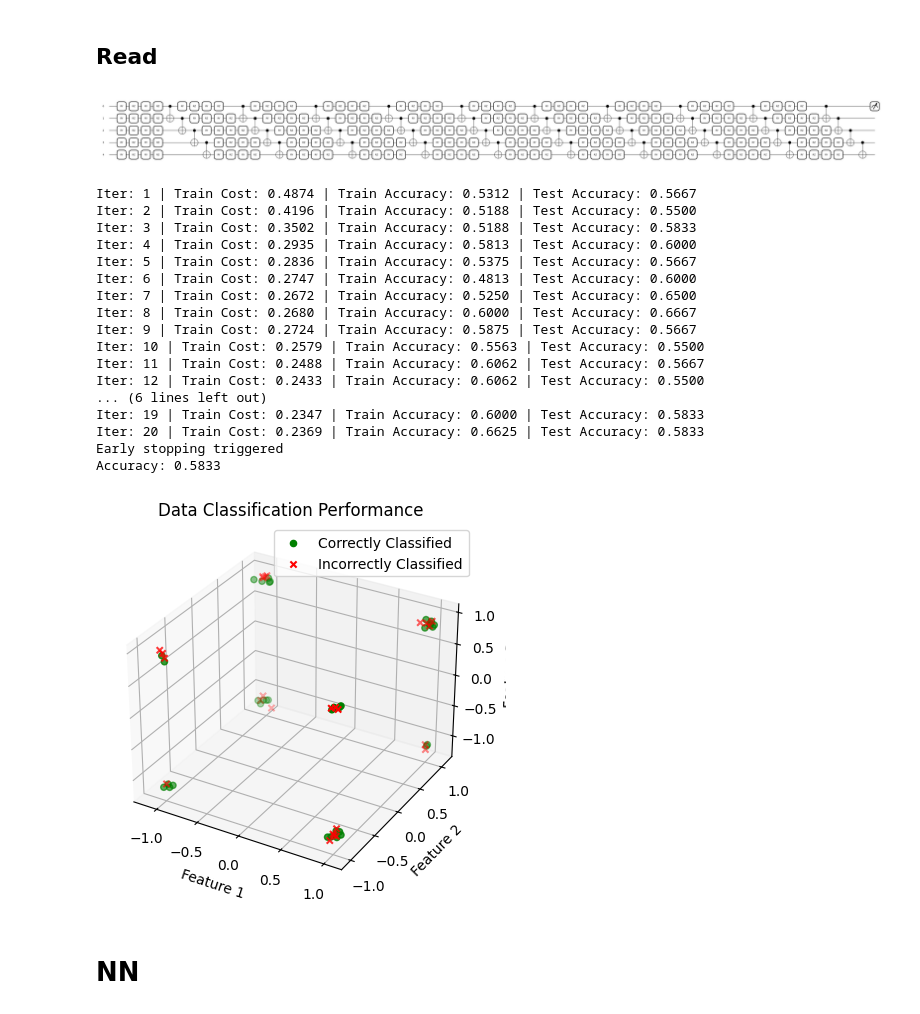
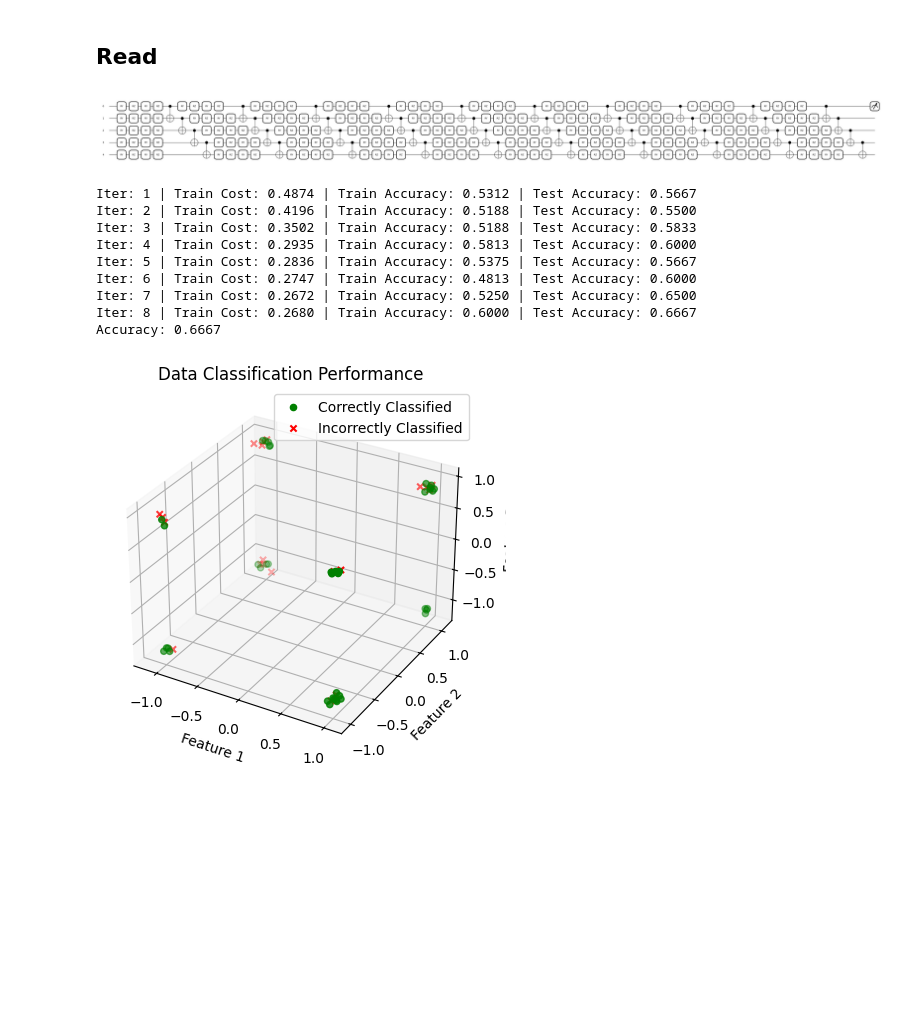
Before and after one commit to Nikoletos-K/Quantum-ML-Classification-with-PennyLane, a Jupyter notebook: qml_classifier_c.ipynb, the cells around one changed output. Saved outputs shown, nothing was run; the diff lists cells and outputs as text; code cells hidden in the pictures; blank space fills up the shorter version.

```diff
--- a/qml_classifier_c.ipynb
+++ b/qml_classifier_c.ipynb
@@ -47,8 +47,8 @@ X_test = scaler.transform(X_test)
 
 # Define the quantum device
 n_qubits = 5
-n_layers = 2
 dev = qml.device('default.qubit', wires=n_qubits)
+
 def square_loss(labels, predictions):
     loss = 0
     for l, p in zip(labels, predictions):
@@ -95,6 +95,7 @@ def train(X, Y, num_reuploads, optimizer, learning_rate=0.1, epochs=50, batch_si
     train_costs = []
     test_accuracies = []
     train_accuracies = []
+    captured_states = {}
 
     best_loss = np.inf
     patience_counter = 0
@@ -127,7 +128,7 @@ def train(X, Y, num_reuploads, optimizer, learning_rate=0.1, epochs=50, batch_si
             print("Early stopping triggered")
             break
 
-    return weights, bias, train_costs, train_accuracies, test_accuracies
+    return weights, bias, train_costs, train_accuracies, test_accuracies, captured_states
 def evaluate(weights, bias, X, Y):
     predictions = np.array([variational_classifier(weights, bias, x) for x in X])
     accuracy = np.mean((predictions > 0.5) == Y)
@@ -141,44 +142,34 @@ def visualize_performance(X, Y, predictions):
     correctly_classified = (predictions > 0.5) == Y
     incorrectly_classified = ~correctly_classified
 
     ax.scatter(X[correctly_classified, 0], X[correctly_classified, 1], X[correctly_classified, 2], c='green', marker='o', label='Correctly Classified')
     ax.scatter(X[incorrectly_classified, 0], X[incorrectly_classified, 1], X[incorrectly_classified, 2], c='red', marker='x', label='Incorrectly Classified')
 
     ax.set_xlabel('Feature 1')
     ax.set_ylabel('Feature 2')
     ax.set_zlabel('Feature 3')
     ax.set_title("Data Classification Performance")
     ax.legend()
     plt.show()
 # Train the model
-epochs = 50
-weights, bias, train_costs, train_accuracies, test_accuracies = train(train_data, train_labels, num_reuploads, AdamOptimizer, learning_rate=0.1, epochs=epochs, batch_size=5)
+epochs = 8
+weights, bias, train_costs, train_accuracies, test_accuracies, captured_states = train(train_data, train_labels, num_reuploads, AdamOptimizer, learning_rate=0.1, epochs=epochs, batch_size=5)
 
 # Evaluate the model on test data
 predictions, accuracy = evaluate(weights, bias, X_test, Y_test)
 
 # Visualize the performance
 visualize_performance(X_test, Y_test, predictions)
 # plot_metrics(range(0, epochs), train_costs, train_accuracies, test_accuracies)
 # %% [output]
 [figure]
 Iter: 1 | Train Cost: 0.4874 | Train Accuracy: 0.5312 | Test Accuracy: 0.5667
 Iter: 2 | Train Cost: 0.4196 | Train Accuracy: 0.5188 | Test Accuracy: 0.5500
 Iter: 3 | Train Cost: 0.3502 | Train Accuracy: 0.5188 | Test Accuracy: 0.5833
 Iter: 4 | Train Cost: 0.2935 | Train Accuracy: 0.5813 | Test Accuracy: 0.6000
 Iter: 5 | Train Cost: 0.2836 | Train Accuracy: 0.5375 | Test Accuracy: 0.5667
 Iter: 6 | Train Cost: 0.2747 | Train Accuracy: 0.4813 | Test Accuracy: 0.6000
 Iter: 7 | Train Cost: 0.2672 | Train Accuracy: 0.5250 | Test Accuracy: 0.6500
 Iter: 8 | Train Cost: 0.2680 | Train Accuracy: 0.6000 | Test Accuracy: 0.6667
-Iter: 9 | Train Cost: 0.2724 | Train Accuracy: 0.5875 | Test Accuracy: 0.5667
-Iter: 10 | Train Cost: 0.2579 | Train Accuracy: 0.5563 | Test Accuracy: 0.5500
-Iter: 11 | Train Cost: 0.2488 | Train Accuracy: 0.6062 | Test Accuracy: 0.5667
-Iter: 12 | Train Cost: 0.2433 | Train Accuracy: 0.6062 | Test Accuracy: 0.5500
-... (6 lines left out)
-Iter: 19 | Train Cost: 0.2347 | Train Accuracy: 0.6000 | Test Accuracy: 0.5833
-Iter: 20 | Train Cost: 0.2369 | Train Accuracy: 0.6625 | Test Accuracy: 0.5833
-Early stopping triggered
-Accuracy: 0.5833
+Accuracy: 0.6667
-[figure, old version]
+[figure, new version]
-# %% [markdown]
-# NN
```
Also changed, not shown: parts of 4 cells of this notebook, 14 other files.
